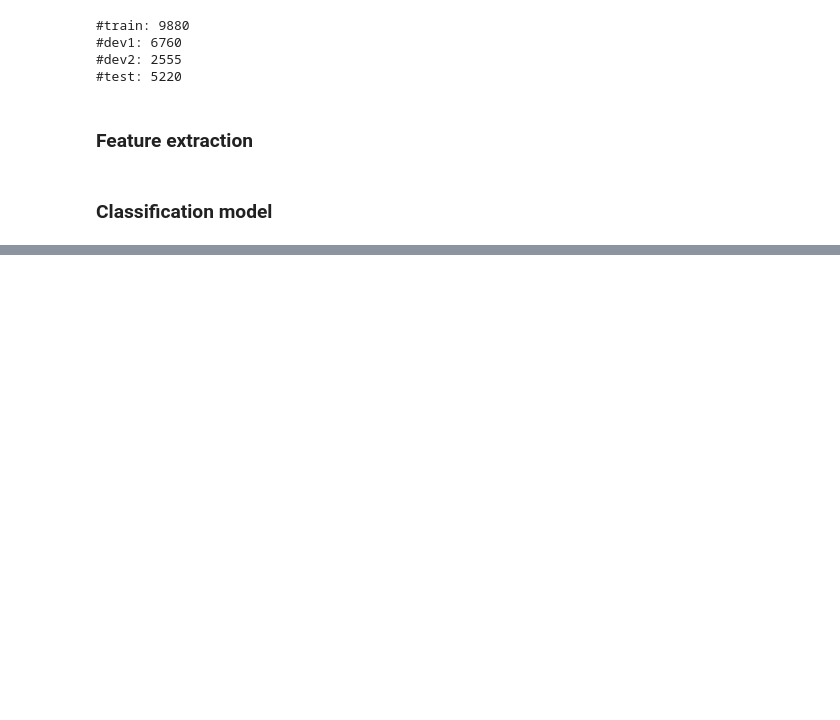
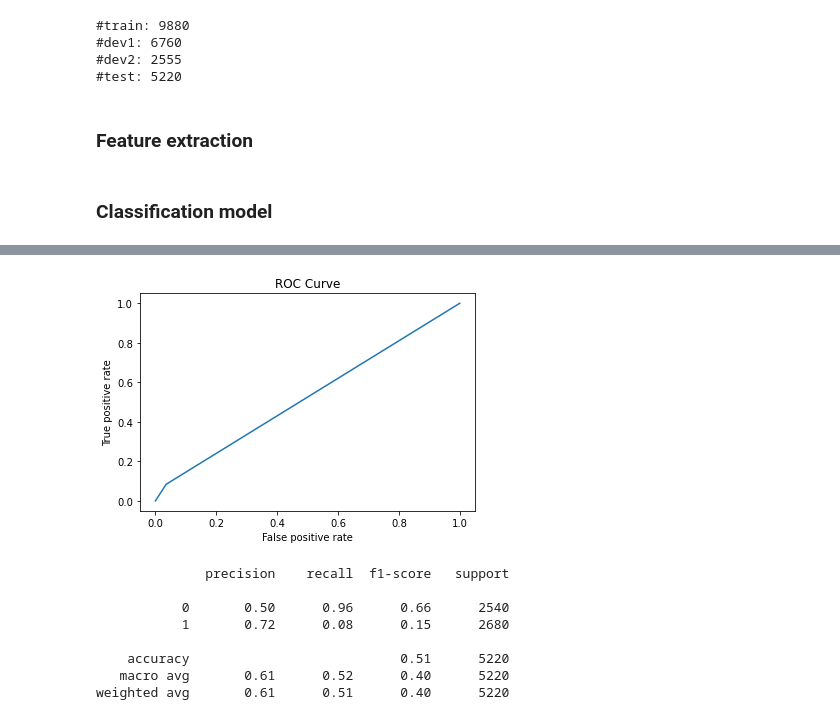
Before and after one commit to ChiWanZi1898/intoxicating-voice-detection, a Jupyter notebook: feature.ipynb, the cells around one changed output, grey strips where cells are left out. Saved outputs shown, nothing was run; the diff lists cells and outputs as text; code cells hidden in the pictures; blank space fills up the shorter version.

```diff
--- a/feature.ipynb
+++ b/feature.ipynb
@@ -155,0 +170,15 @@ weighted avg       0.65      0.51      0.37      5220
+# %%
+model = ALCModel('forest')
+model.fit(x_train, y_train)
+acc, report = model.evaluate(x_test, y_test, roc=True)
+print(report)
+# %% [output]
+[figure, added]
+              precision    recall  f1-score   support
+
+           0       0.50      0.96      0.66      2540
+           1       0.72      0.08      0.15      2680
+
+    accuracy                           0.51      5220
+   macro avg       0.61      0.52      0.40      5220
+weighted avg       0.61      0.51      0.40      5220
```
Also changed, not shown: parts of 4 cells of this notebook.
